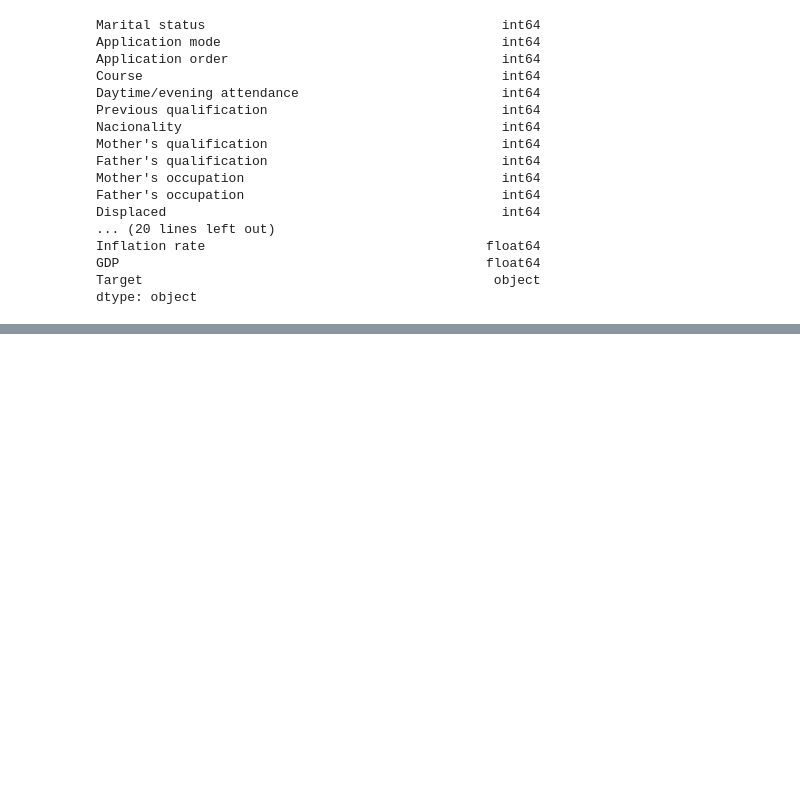
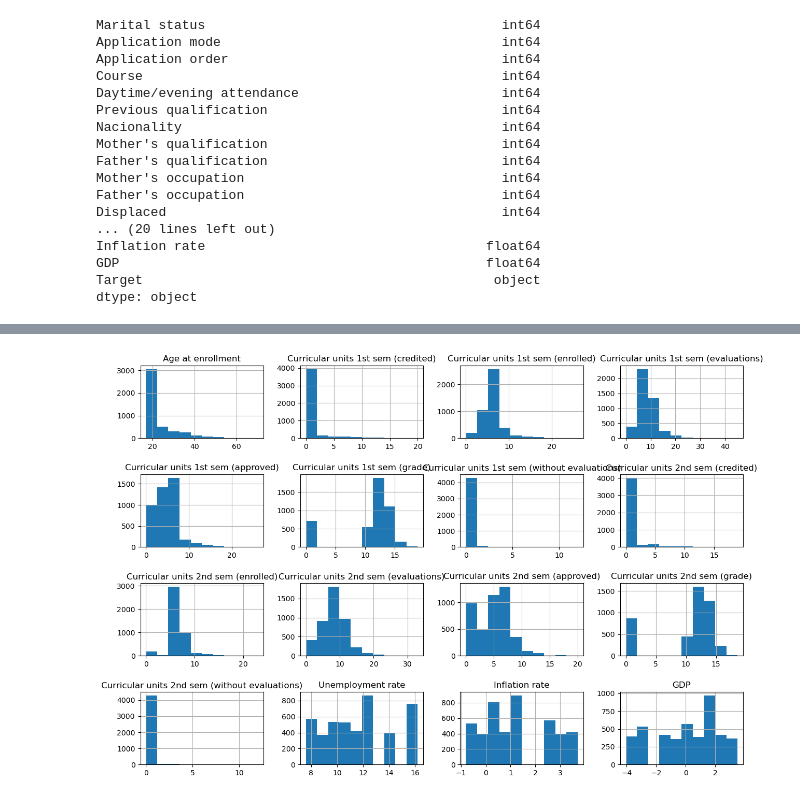
Before and after one commit to dpatteson/Capstone2, a Jupyter notebook: Capstone 2/Data Wrangling Capstone 2 -- Darryl Patteson.ipynb, the cells around one changed output, grey strips where cells are left out. Cells and saved outputs as stored; diff of their text form; code cells hidden in the pictures; blank space fills up the shorter version.

```diff
--- a/Capstone 2/Data Wrangling Capstone 2 -- Darryl Patteson.ipynb
+++ b/Capstone 2/Data Wrangling Capstone 2 -- Darryl Patteson.ipynb
@@ -198,2 +293,6 @@ data.index.nunique()
 # %%
 #use histograms to view distributions of numerical columns
+data.hist(figsize=(15,10))
+plt.subplots_adjust(hspace=0.5)
+# %% [output]
+[figure, added]
```
Also changed, not shown: parts of 25 cells of this notebook, 1 other file.
